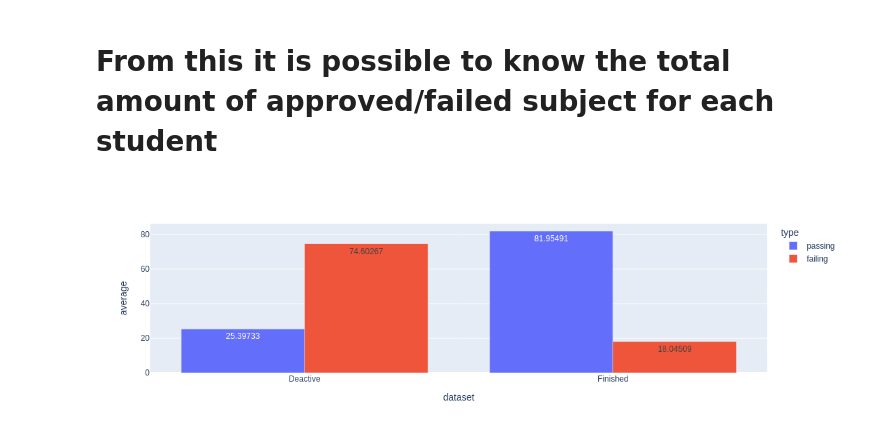
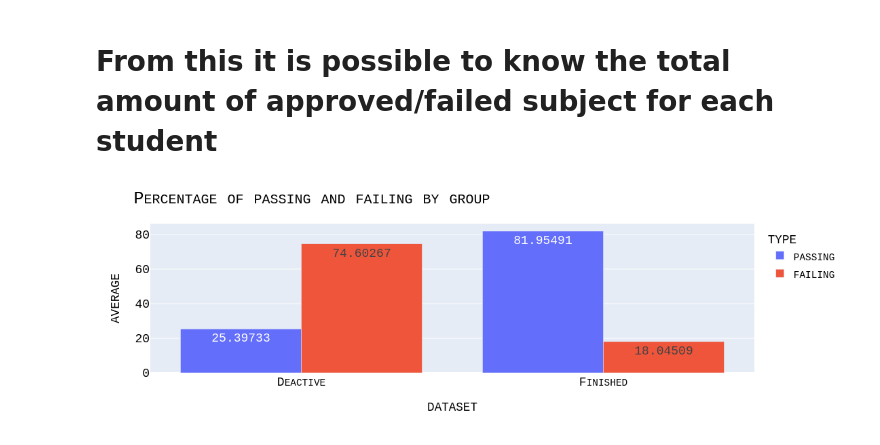
Before and after one commit to auserafim/ai-notebooks, a Jupyter notebook: evaded_college/evaded_college.ipynb, the cells around one changed output. Cells and saved outputs as stored; diff of their text form; code cells hidden in the pictures.

```diff
--- a/evaded_college/evaded_college.ipynb
+++ b/evaded_college/evaded_college.ipynb
@@ -388,30 +389,27 @@ x['average_failing'] = ( reprovations['total_faillings'] / reprovations['total_s
 x['average_passing'] = ( reprovations['total_approvals'] / reprovations['total_subjects_made'] ) * 100
 # %%
 everyone_grouped = pd.merge(
-    df_merged[['rga_anonimo', 'dataset']].drop_duplicates(),
+    df_merged[['rga_anonimo', 'dataset', 'Sexo']].drop_duplicates(),
     x,
     on='rga_anonimo',
     how='inner'
 )
-
 y = everyone_grouped.groupby("dataset").agg( group_average_passing = ('average_passing', 'mean'),
                                              group_average_failing = ('average_failing', 'mean')).reset_index()
-
-
 y_melted = y.melt(id_vars="dataset",
                   value_vars=["group_average_passing", "group_average_failing"],
                   var_name="type",
                   value_name="average")
 
 y_melted["type"] = y_melted["type"].str.replace("group_average_", "")
 
 px.bar(
     y_melted,
     x="dataset",
     y="average",
     color="type",
     barmode="group",
     text_auto=True
-).update_layout(title={'text': 'Percentage of passing and failing}, font=my_font).show()
+).update_layout(title={'text': 'Percentage of passing and failing by group'}, font=my_font).show()
 # %% [output]
-[figure, old version]
+[figure, new version]
```
Also changed, not shown: parts of 6 cells of this notebook.
